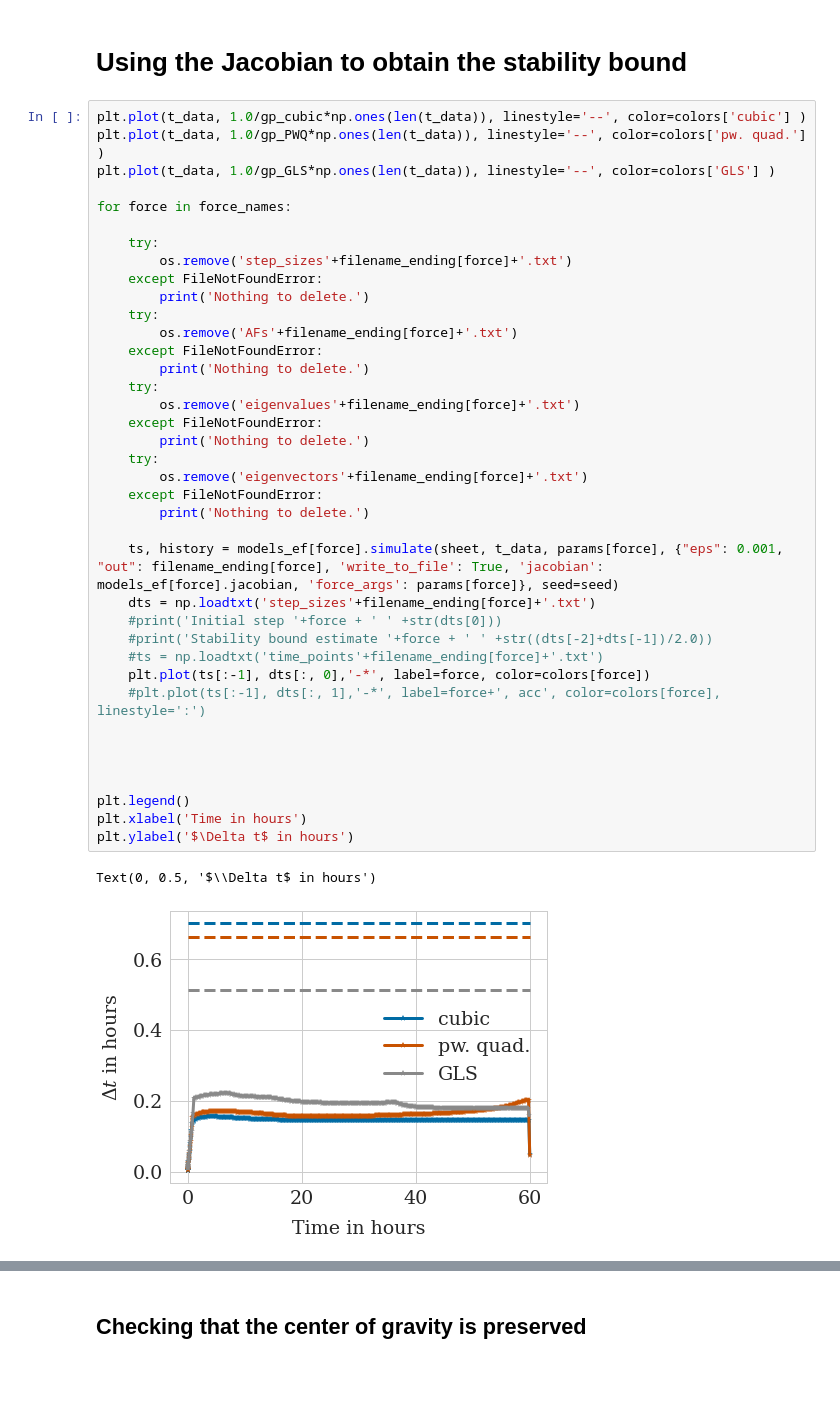
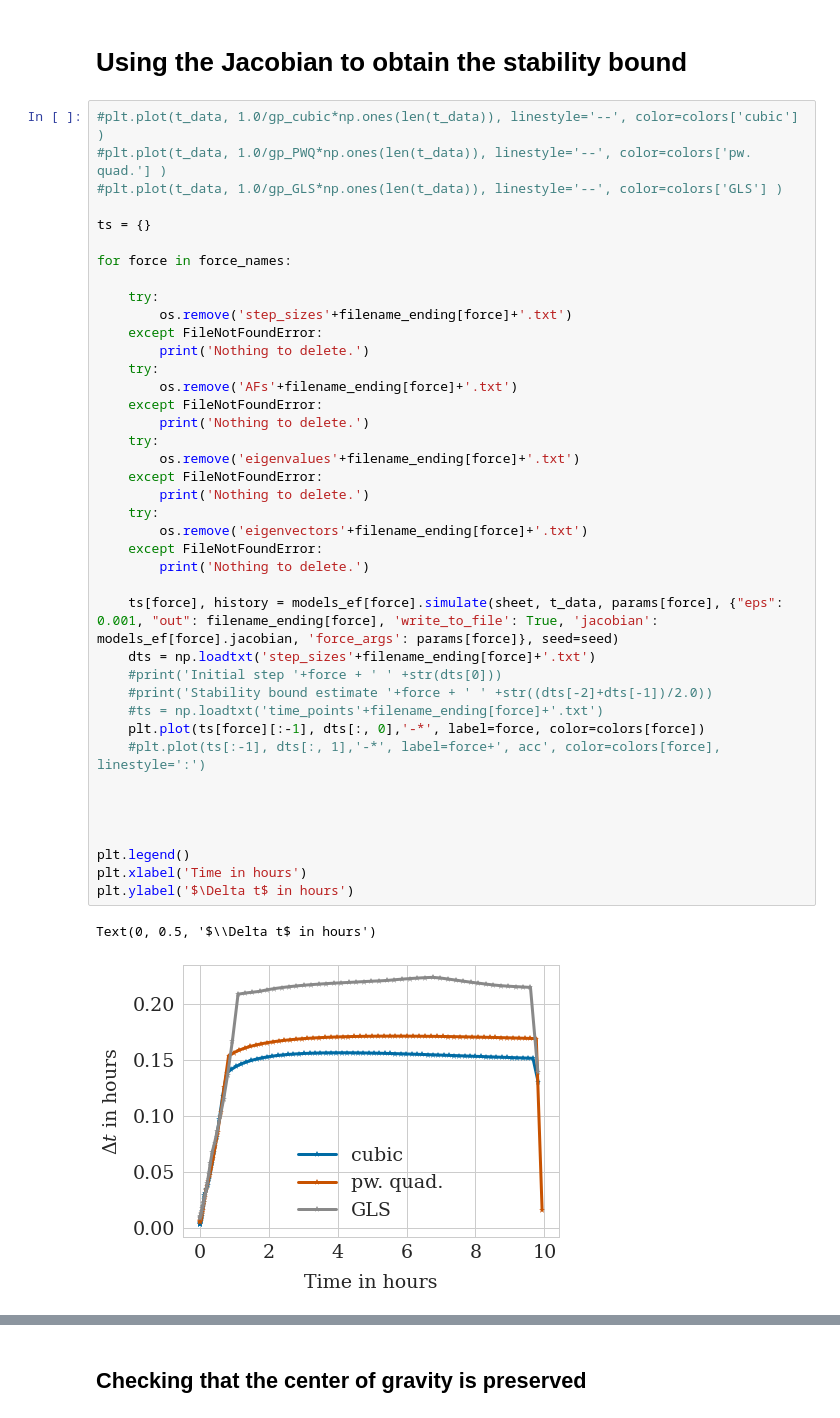
Before and after one commit to somathias/cbmos, a Jupyter notebook: exp-draft_global_adaptivity_locally_compressed_monolayer.ipynb, the cells around one changed output, grey strips where cells are left out. Saved outputs shown, nothing was run; the diff lists cells and outputs as text; blank space fills up the shorter version.

```diff
--- a/exp-draft_global_adaptivity_locally_compressed_monolayer.ipynb
+++ b/exp-draft_global_adaptivity_locally_compressed_monolayer.ipynb
@@ -295,9 +295,11 @@ Center of gravity preserved over time for GLS force.
 # %% [markdown]
 # Using the Jacobian to obtain the stability bound
 # %%
-plt.plot(t_data, 1.0/gp_cubic*np.ones(len(t_data)), linestyle='--', color=colors['cubic'] )
-plt.plot(t_data, 1.0/gp_PWQ*np.ones(len(t_data)), linestyle='--', color=colors['pw. quad.'] )
-plt.plot(t_data, 1.0/gp_GLS*np.ones(len(t_data)), linestyle='--', color=colors['GLS'] )
+#plt.plot(t_data, 1.0/gp_cubic*np.ones(len(t_data)), linestyle='--', color=colors['cubic'] )
+#plt.plot(t_data, 1.0/gp_PWQ*np.ones(len(t_data)), linestyle='--', color=colors['pw. quad.'] )
+#plt.plot(t_data, 1.0/gp_GLS*np.ones(len(t_data)), linestyle='--', color=colors['GLS'] )
+
+ts = {}
 
 for force in force_names:
 
@@ -305,33 +307,33 @@ for force in force_names:
         os.remove('step_sizes'+filename_ending[force]+'.txt')
     except FileNotFoundError:
         print('Nothing to delete.')
     try:
         os.remove('AFs'+filename_ending[force]+'.txt')
     except FileNotFoundError:
         print('Nothing to delete.')
     try:
         os.remove('eigenvalues'+filename_ending[force]+'.txt')
     except FileNotFoundError:
         print('Nothing to delete.')
     try:
         os.remove('eigenvectors'+filename_ending[force]+'.txt')
     except FileNotFoundError:
         print('Nothing to delete.')
 
-    ts, history = models_ef[force].simulate(sheet, t_data, params[force], {"eps": 0.001, "out": filename_ending[force], 'write_to_file': True, 'jacobian': models_ef[force].jacobian, 'force_args': params[force]}, seed=seed)
+    ts[force], history = models_ef[force].simulate(sheet, t_data, params[force], {"eps": 0.001, "out": filename_ending[force], 'write_to_file': True, 'jacobian': models_ef[force].jacobian, 'force_args': params[force]}, seed=seed)
     dts = np.loadtxt('step_sizes'+filename_ending[force]+'.txt')
     #print('Initial step '+force + ' ' +str(dts[0]))
     #print('Stability bound estimate '+force + ' ' +str((dts[-2]+dts[-1])/2.0))
     #ts = np.loadtxt('time_points'+filename_ending[force]+'.txt')
-    plt.plot(ts[:-1], dts[:, 0],'-*', label=force, color=colors[force])
+    plt.plot(ts[force][:-1], dts[:, 0],'-*', label=force, color=colors[force])
     #plt.plot(ts[:-1], dts[:, 1],'-*', label=force+', acc', color=colors[force], linestyle=':')
 
 
 
 
 plt.legend()
 plt.xlabel('Time in hours')
 plt.ylabel('$\Delta t$ in hours')
 # %% [output]
 Text(0, 0.5, '$\\Delta t$ in hours')
-[figure, old version]
+[figure, new version]
```
Also changed, not shown: parts of 2 cells of this notebook, 1 other file.
